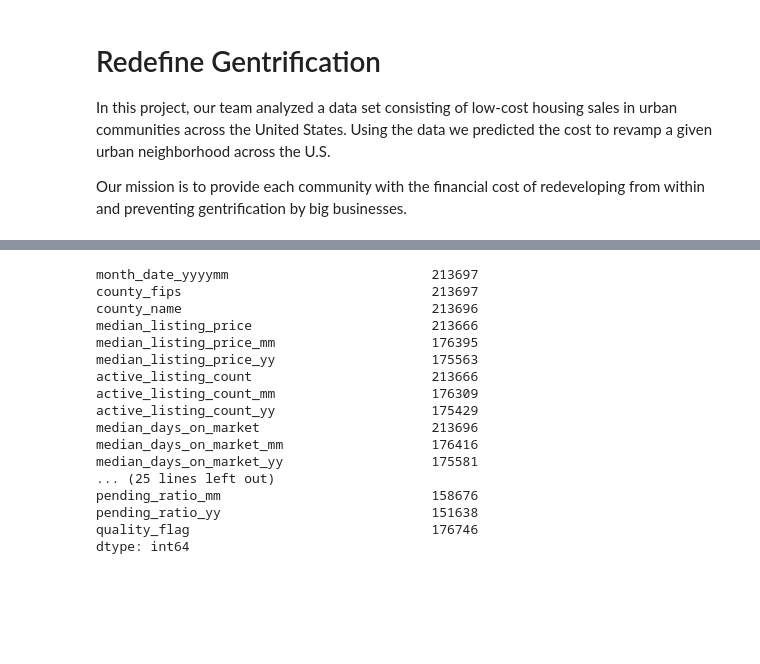
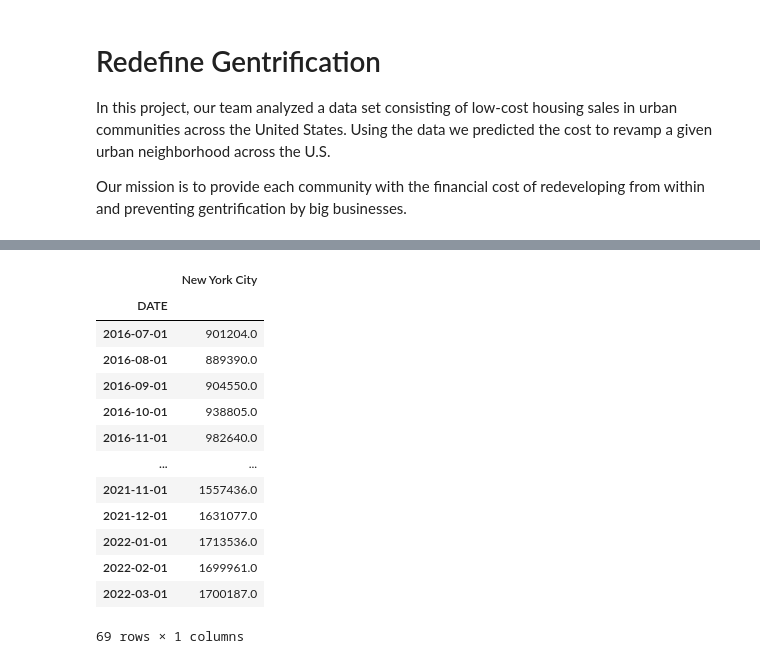
Before and after one commit to brianchangpe/Group_5_Project, a Jupyter notebook: Redefine_Gentrification.ipynb, the cells around one changed output, grey strips where cells are left out. Cells and saved outputs as stored; diff of their text form; code cells hidden in the pictures; blank space fills up the shorter version.

```diff
--- a/Redefine_Gentrification.ipynb
+++ b/Redefine_Gentrification.ipynb
@@ -49,20 +14,25 @@ df2
-# %%
-df2.count()
-# %% [output]
-month_date_yyyymm                          213697
-county_fips                                213697
-county_name                                213696
-median_listing_price                       213666
-median_listing_price_mm                    176395
-median_listing_price_yy                    175563
-active_listing_count                       213666
-active_listing_count_mm                    176309
-active_listing_count_yy                    175429
-median_days_on_market                      213696
-median_days_on_market_mm                   176416
-median_days_on_market_yy                   175581
-... (25 lines left out)
-pending_ratio_mm                           158676
-pending_ratio_yy                           151638
-quality_flag                               176746
-dtype: int64
+# %%
+# Created a DataFrame using the read_csv function and Path module
+nyc_avg_price = pd.read_csv("https://fred.stlouisfed.org/graph/fredgraph.csv?bgcolor=%23e1e9f0&chart_type=line&drp=0&fo=open%20sans&graph_bgcolor=%23ffffff&height=450&mode=fred&recession_bars=on&txtcolor=%23444444&ts=12&tts=12&width=969&nt=0&thu=0&trc=0&show_legend=yes&show_axis_titles=yes&show_tooltip=yes&id=AVELISPRI35620&scale=left&cosd=2016-07-01&coed=2022-03-01&line_color=%234572a7&link_values=false&line_style=solid&mark_type=none&mw=3&lw=2&ost=-99999&oet=99999&mma=0&fml=a&fq=Monthly&fam=avg&fgst=lin&fgsnd=2020-02-01&line_index=1&transformation=lin&vintage_date=2022-04-30&revision_date=2022-04-30&nd=2016-07-01")
+
+# Clean up the DataFrame
+nyc_avg_price.set_index(['DATE'], inplace=True)
+nyc_avg_price.rename(columns={'AVELISPRI35620' : 'New York City'}, inplace=True)
+
+# Review the DataFrame
+nyc_avg_price
+# %% [output]
+|  | New York City |
+| DATE |  |
+| 2016-07-01 | 901204.0 |
+| 2016-08-01 | 889390.0 |
+| 2016-09-01 | 904550.0 |
+| 2016-10-01 | 938805.0 |
+| 2016-11-01 | 982640.0 |
+| ... | ... |
+| 2021-11-01 | 1557436.0 |
+| 2021-12-01 | 1631077.0 |
+| 2022-01-01 | 1713536.0 |
+| 2022-02-01 | 1699961.0 |
+| 2022-03-01 | 1700187.0 |
+69 rows × 1 columns
```
Also changed, not shown: parts of 9 cells of this notebook.
